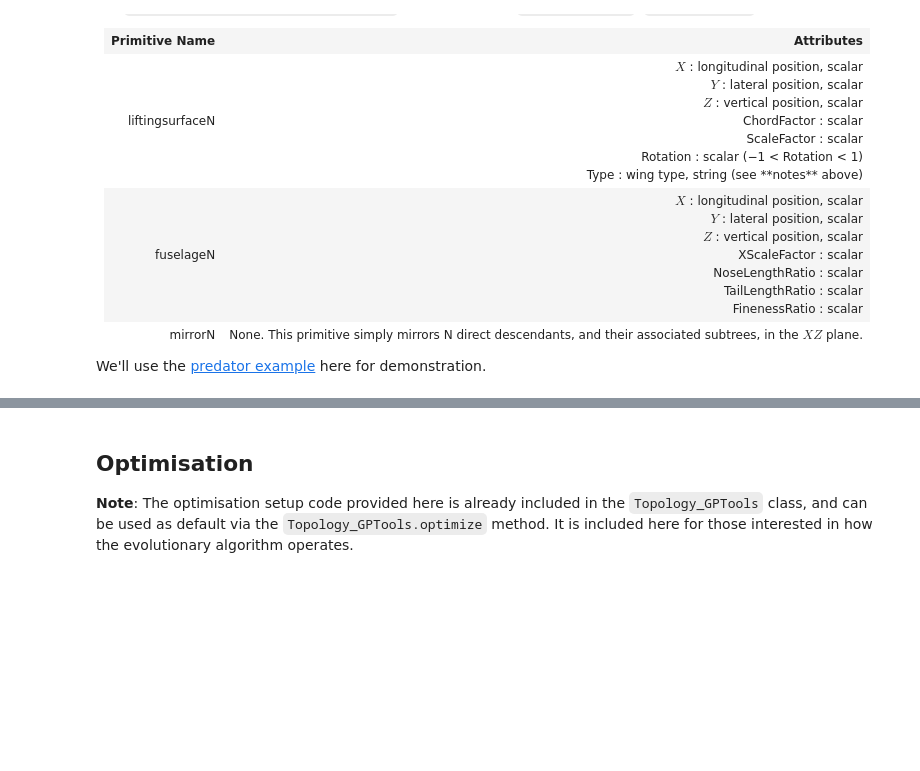
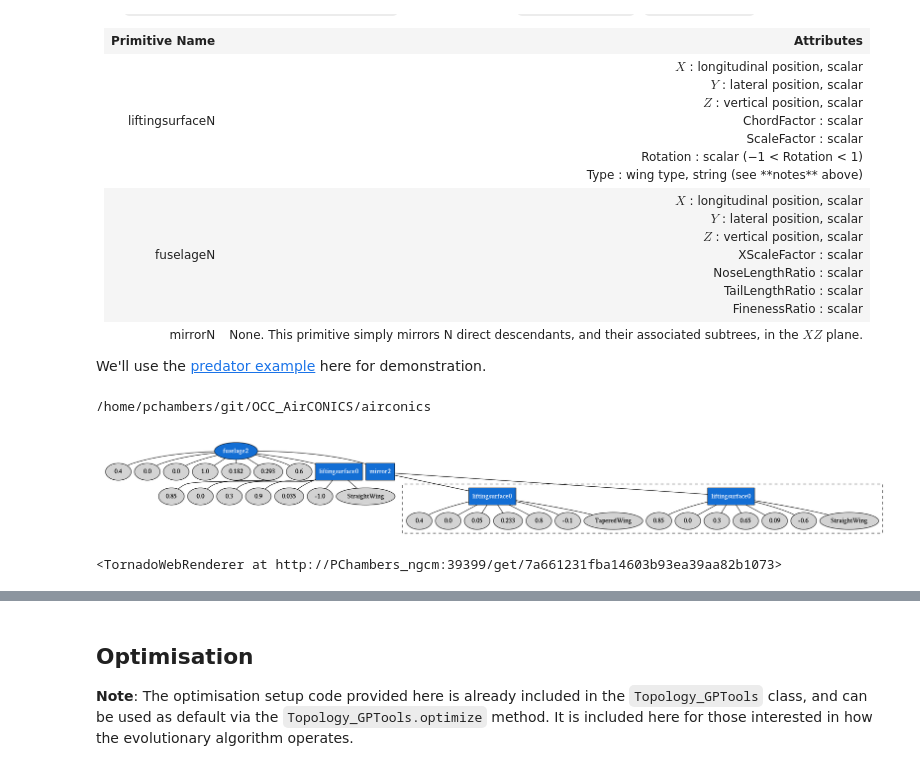
Before and after one commit to p-chambers/occ_airconics, a Jupyter notebook: examples/notebooks/evolve_aircraft_configuration.ipynb, the cells around one changed output, grey strips where cells are left out. Saved outputs shown, nothing was run; the diff lists cells and outputs as text; code cells hidden in the pictures; blank space fills up the shorter version.

Commit message:
Adding thunderbolt topology example (basic version).

```diff
--- a/examples/notebooks/evolve_aircraft_configuration.ipynb
+++ b/examples/notebooks/evolve_aircraft_configuration.ipynb
@@ -198,6 +216,28 @@ FinenessRatio : scalar	</td>
 
 
 We'll use the [predator example](https://github.com/p-chambers/occ_airconics/blob/v0.3-dev/airconics/resources/configuration_app/presets/predator.json) here for demonstration.
+# %%
+import os, airconics
+
+topo_tools = Topology_GPTools(MaxAttachments=4)
+
+print(os.path.join(os.path.dirname(airconics.__file__)))
+
+fname = os.path.join(os.path.dirname(airconics.__file__),'resources/configuration_app/presets/predator.json')
+
+topo = topo_tools.from_JSONFile(fname)
+
+renderer = TornadoWebRenderer()
+
+topo.Display(renderer)
+
+display(Image(topo.pydot_graph().create_png()))
+
+renderer
+# %% [output]
+/home/pchambers/git/OCC_AirCONICS/airconics
+[figure, added]
+<TornadoWebRenderer at http://PChambers_ngcm:39399/get/7a661231fba14603b93ea39aa82b1073>
 # %%
 import os, airconics
 
```
Also changed, not shown: parts of 11 cells of this notebook, 4 other files.
